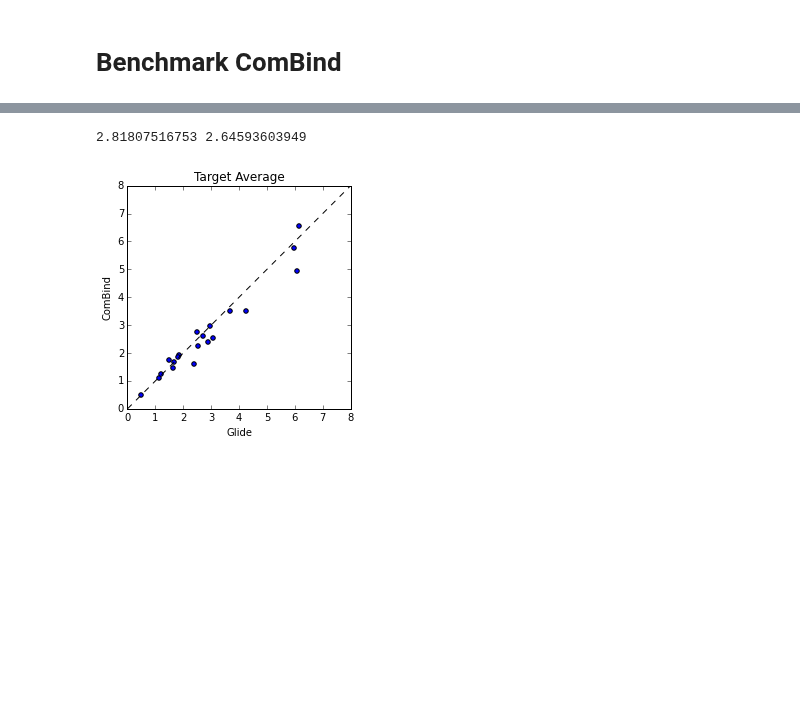
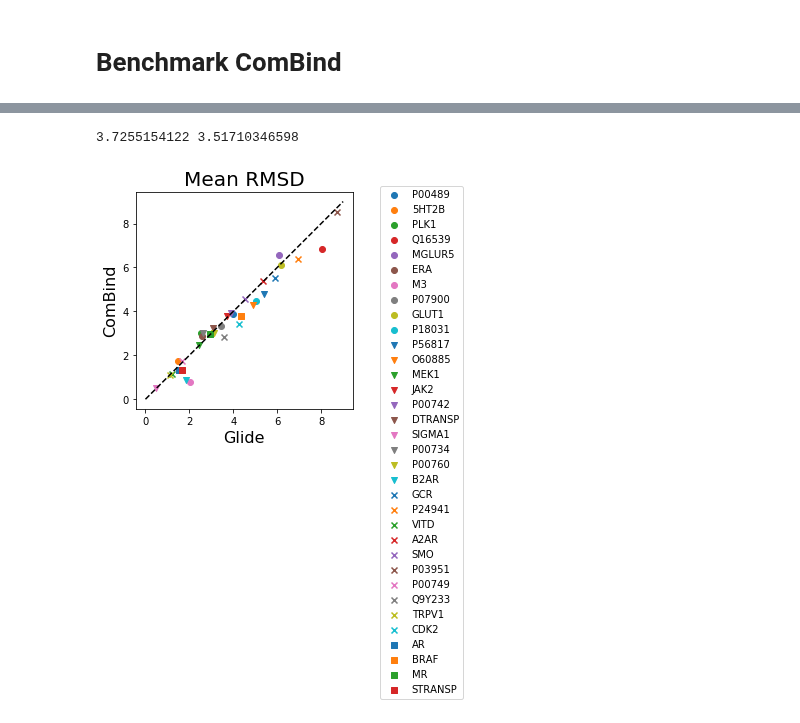
Before and after one commit to orangese/combind_multistruct_benchmarking, a Jupyter notebook: notebooks/benchmark.ipynb, the cells around one changed output, grey strips where cells are left out. Saved outputs shown, nothing was run; the diff lists cells and outputs as text; code cells hidden in the pictures; blank space fills up the shorter version.

```diff
--- a/notebooks/benchmark.ipynb
+++ b/notebooks/benchmark.ipynb
@@ -108,18 +48,19 @@ for prot, ligs in combind.items():
 # %%
 x, y = [], []
-for prot, ligs in combind.items():
-    for ligname in ligs:
-        x += [glide[prot][ligname]]
-        y += [combind[prot][ligname]]
+for prot, ligs in rmsds.items():
+    for lig, (best, glide, combind) in ligs.items():
+        if best > 8:
+            print prot, lig
+        x += [glide]
+        y += [best]
 f, ax = plt.subplots()
 plt.scatter(x, y)
 plt.xlabel('Glide')
-plt.ylabel('ComBind')
+plt.ylabel('Best')
 plt.title('All Ligands')
 plt.xlim(0, 15)
 plt.ylim(0, 15)
 ax.set_aspect('equal', 'box')
 print 'Glide Average:', sum(x) / float(len(x))
-print 'ComBind Average:', sum(y) / float(len(y))
-# 2.69003880332
+print 'ComBind Average:', sum(y) / float(len(y)), sum(np.array(y) <= 2.0) /  float(len(y))
 # %% [output]
@@ -158,23 +100,28 @@ for prot, ligs in combind.items():
 # %%
-x, y = [], []
-for prot, ligs in combind.items():
+x, y, label = [], [], []
+for prot, ligs in rmsds.items():
     _x, _y = [], []
-    for ligname in ligs:
-        _x += [glide[prot][ligname]]
-        _y += [combind[prot][ligname]]
+    for lig, (best, glide, combind) in ligs.items():
+        _x += [glide]
+        _y += [combind]
+    label += [prot]
     x += [sum(_x)/float(len(_x))]
     y += [sum(_y)/float(len(_y))]
+
+markers = ['o', 'v', 'x', 's']
 f, ax = plt.subplots()
-plt.scatter(x, y)
-plt.xlabel('Glide')
-plt.ylabel('ComBind')
-plt.xlim(0, 8)
-plt.ylim(0, 8)
-plt.plot(range(9), linestyle='--', c = 'k')
-plt.title('Target Average')
+for i, (_x, _y, _label) in enumerate(zip(x, y, label)):
+    plt.scatter(_x, _y, marker = markers[i/10], label = _label)
+plt.xlabel('Glide', fontsize = 16)
+plt.ylabel('ComBind', fontsize = 16)
+plt.title('Mean RMSD', fontsize = 20)
+#plt.xlim(0, 5)
+#plt.ylim(0, 5)
+plt.plot(range(10), linestyle='--', c = 'k')
 ax.set_aspect('equal', 'box')
 print sum(x) / float(len(x)), sum(y) / float(len(y))
+plt.legend(bbox_to_anchor=(1.1, 1.05))
 plt.show()
 # %% [output]
-2.81807516753 2.64593603949
+3.7255154122 3.51710346598
-[figure, old version]
+[figure, new version]
```
Also changed, not shown: parts of 16 cells of this notebook, 4 other files.
